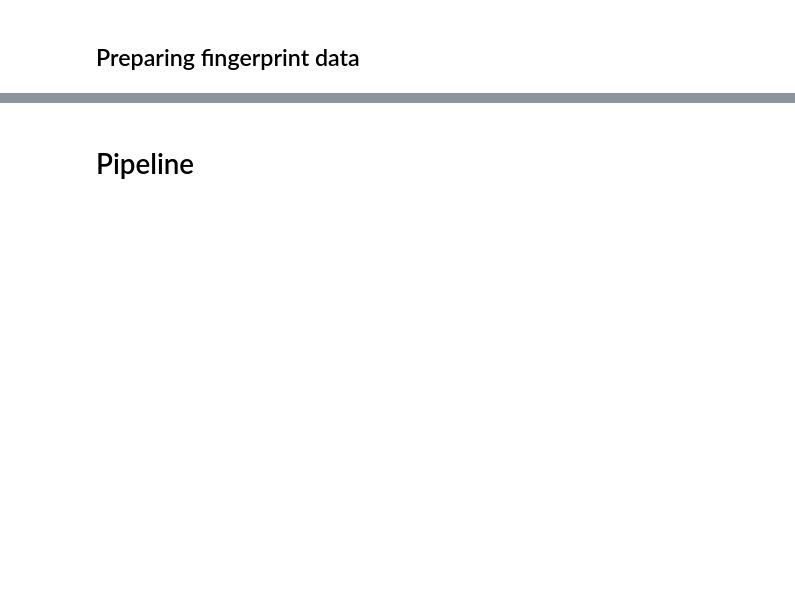
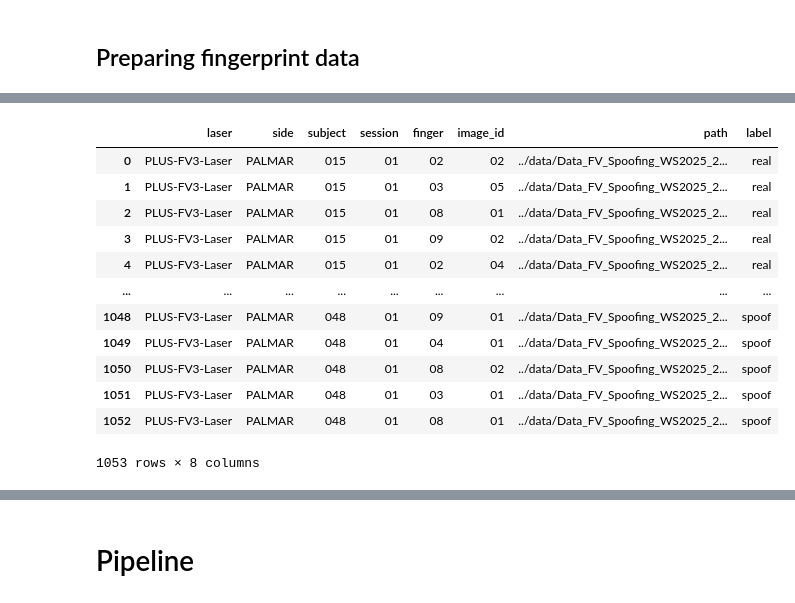
Before and after one commit to Andino20/PAD_LBP_PS-Bildverarbeitung-WS25, a Jupyter notebook: notebooks/LBP.ipynb, the cells around one changed output, grey strips where cells are left out. Saved outputs shown, nothing was run; the diff lists cells and outputs as text; code cells hidden in the pictures; blank space fills up the shorter version.

```diff
--- a/notebooks/LBP.ipynb
+++ b/notebooks/LBP.ipynb
@@ -52,9 +34,15 @@ def fingerprint_metadata(base_path):
 # %%
-data = fingerprint_metadata('../data/Data_FV_Spoofing_WS2025_26/PLUS/real/')
-df = pd.DataFrame(metadata, columns=['scanner', 'side', 'subject', 'session', 'finger', 'image_id', 'path'])
+plus_pattern = re.compile(r"(.+)_(PALMAR|DORSAL)_([0-9]+)_([0-9]+)_([0-9]+)_([0-9]+).png")
+idiap_pattern = re.compile(r"([0-9]+)_(L|R)_([0-9]+).png")
+scut_pattern = re.compile(r"([0-9]+)_([0-9]+)_([0-9]+)_([0-9]+)_([0-9]+).bmp")
+plus_map = {k:v for k,v in enumerate(['laser', 'side', 'subject', 'session', 'finger', 'image_id', 'path'])}
+idiap_map = {k:v for k,v in enumerate(['subject', 'side', 'session', 'path'])}
+scut_map = {k:v for k,v in enumerate(['subject', 'finger', 'session', 'shot', 'light', 'path'])}
 
-int_cols = ['subject', 'session', 'finger', 'image_id']
-df[int_cols] = df[int_cols].apply(pd.to_numeric, errors='raise').astype(int)
-
-df.head()
+# CHANGE PATH TO GET OTHER DATASETS
+real = fingerprint_metadata('../data/Data_FV_Spoofing_WS2025_26/PLUS/real', plus_pattern).rename(columns=plus_map)
+real['label'] = 'real'
+spoof = fingerprint_metadata('../data/Data_FV_Spoofing_WS2025_26/PLUS/spoof/', plus_pattern).rename(columns=plus_map)
+spoof['label'] = 'spoof'
+real.head()
 # %% [output]
@@ -61,0 +55,36 @@ NameError: name 'metadata' is not defined
+# %%
+# CREATE THE BALANCED DATASET
+KEYS = ["subject", "finger"]
+
+# Identify shared (user_id, finger_id) pairs
+common_keys = (
+    real[KEYS]
+    .merge(spoof[KEYS], on=KEYS, how="inner")
+    .drop_duplicates()
+)
+
+# Filter both tables to the shared pairs
+df_pos_balanced = real.merge(common_keys, on=KEYS, how="inner")
+df_neg_balanced = spoof.merge(common_keys, on=KEYS, how="inner")
+
+# Stack rows while preserving schema and labels
+balanced_df = pd.concat(
+    [df_pos_balanced, df_neg_balanced],
+    ignore_index=True
+)
+
+balanced_df
+# %% [output]
+|  | laser | side | subject | session | finger | image_id | path | label |
+| 0 | PLUS-FV3-Laser | PALMAR | 015 | 01 | 02 | 02 | ../data/Data_FV_Spoofing_WS2025_2... | real |
+| 1 | PLUS-FV3-Laser | PALMAR | 015 | 01 | 03 | 05 | ../data/Data_FV_Spoofing_WS2025_2... | real |
+| 2 | PLUS-FV3-Laser | PALMAR | 015 | 01 | 08 | 01 | ../data/Data_FV_Spoofing_WS2025_2... | real |
+| 3 | PLUS-FV3-Laser | PALMAR | 015 | 01 | 09 | 02 | ../data/Data_FV_Spoofing_WS2025_2... | real |
+| 4 | PLUS-FV3-Laser | PALMAR | 015 | 01 | 02 | 04 | ../data/Data_FV_Spoofing_WS2025_2... | real |
+| ... | ... | ... | ... | ... | ... | ... | ... | ... |
+| 1048 | PLUS-FV3-Laser | PALMAR | 048 | 01 | 09 | 01 | ../data/Data_FV_Spoofing_WS2025_2... | spoof |
+| 1049 | PLUS-FV3-Laser | PALMAR | 048 | 01 | 04 | 01 | ../data/Data_FV_Spoofing_WS2025_2... | spoof |
+| 1050 | PLUS-FV3-Laser | PALMAR | 048 | 01 | 08 | 02 | ../data/Data_FV_Spoofing_WS2025_2... | spoof |
+| 1051 | PLUS-FV3-Laser | PALMAR | 048 | 01 | 03 | 01 | ../data/Data_FV_Spoofing_WS2025_2... | spoof |
+| 1052 | PLUS-FV3-Laser | PALMAR | 048 | 01 | 08 | 01 | ../data/Data_FV_Spoofing_WS2025_2... | spoof |
+1053 rows × 8 columns
```
Also changed, not shown: parts of 9 cells of this notebook.
